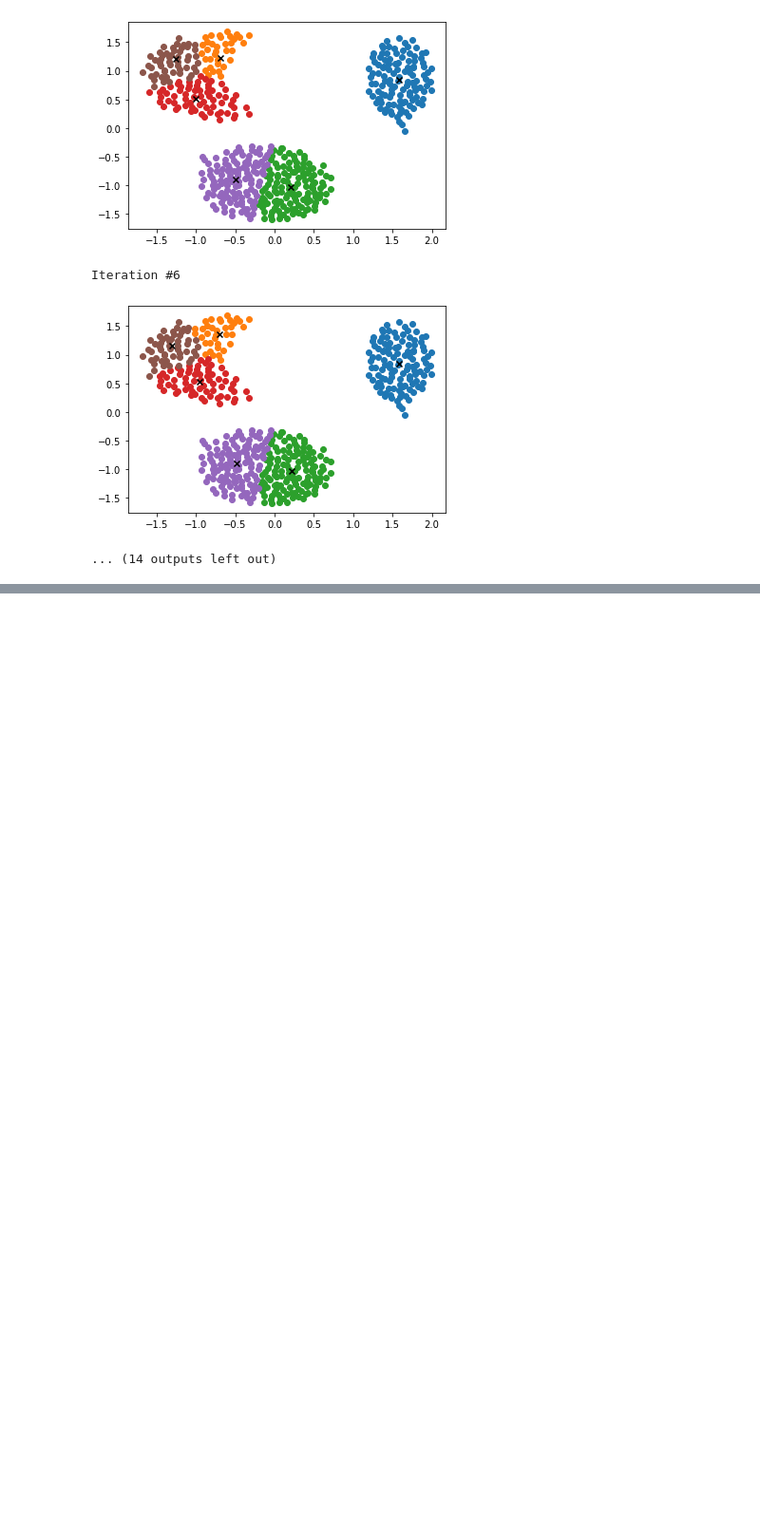
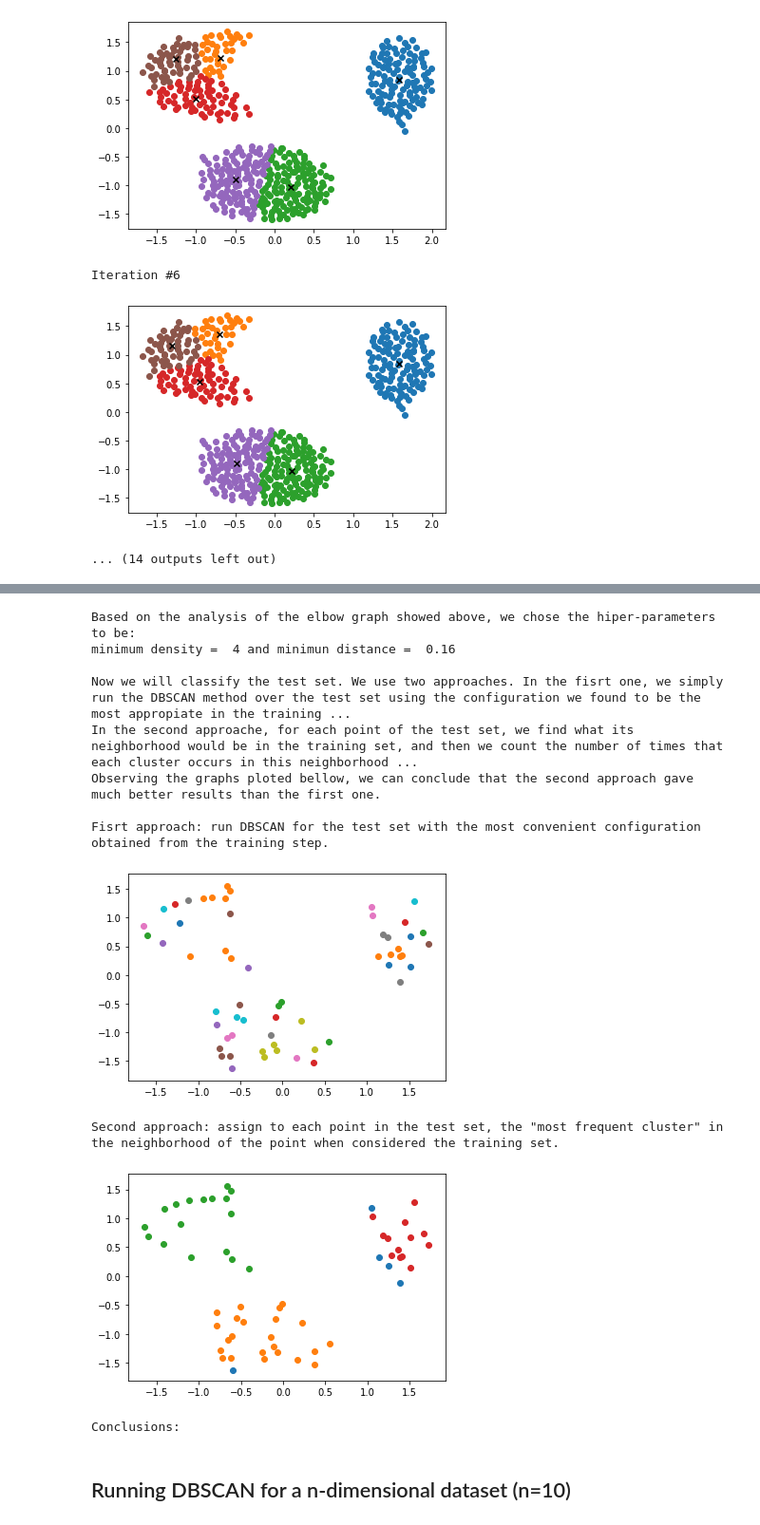
Before and after one commit to fcpereira97/MO444, a Jupyter notebook: Projeto 1/Projeto 1 - Notebook.ipynb, the cells around one changed output, grey strips where cells are left out. Shown at 95% size. Cells and saved outputs as stored; diff of their text form; code cells hidden in the pictures; blank space fills up the shorter version.

```diff
--- a/Projeto 1/Projeto 1 - Notebook.ipynb
+++ b/Projeto 1/Projeto 1 - Notebook.ipynb
@@ -291,0 +420,69 @@ def DBSCAN_plot_2D_clusters(clusters):
+# %%
+###############################
+# Validation step             #
+###############################
+
+# set hiper-parameters with the appropiate values
+best_eps = 0.16
+best_density = 4 #2*dim
+
+# Validate the model obtained using proper values of the hiper-parameters
+print("Based on the analysis of the elbow graph showed above, we chose the hiper-parameters to be:")
+print("minimum density = ", best_density, "and minimun distance = ", best_eps, "\n")
+
+# classify the test set according to the model obtained with the traininset
+print("Now we will classify the test set. We use two approaches. In the fisrt one, we simply run the DBSCAN method over the test set using the configuration we found to be the most appropiate in the training step.")
+print("In the second approache, for each point of the test set, we find what its neighborhood would be in the training set, and then we count the number of times that each cluster occurs in this neighborhood. Finally, we assign the most frequent cluster in this neighborhood as the cluster of the point of the test set.")
+print("Observing the graphs ploted bellow, we can conclude that the second approach gave much better results than the first one.")
+
+# first approach
+print("\n\033[1mFisrt approach:\033[0m run DBSCAN for the test set with the most convenient configuration obtained from the training step.")
+model = []
+clusters_1 = {}
+testset_labeled, clusters_1 = DBSCAN(test_set, get_distance, 2, best_eps, best_density / len(test_set))
+DBSCAN_plot_2D_clusters(clusters_1)
+
+# second approach
+print("\n\033[1mSecond approach:\033[0m assign to each point in the test set, the \"most frequent cluster\" in the neighborhood of the point when considered the training set.")
+# initialization of data set and auxiliary variables
+v_set = DBSCAN_initialization(test_set)
+neighbors_count = {key: 0 for key in range(0,50)}
+v_clusters = {key: [] for key in range(0,50)}
+
+# get model generated by training the training set
+model, clusters_2 = DBSCAN(training_set, get_distance, 2, best_eps, best_density)
+
+# classify each point of the test set one of the clusters of the model
+for v_point in v_set:
+    # get neighborhood of the current point as if it was placed in the model set
+    v_neighborhood = DBSCAN_find_neighborhood(model, get_distance, 2, best_eps, v_point)
+
+    # count the number of neighbors of each cluster
+    for q in v_neighborhood:
+        neighbors_count[q.cluster] += 1
+
+    # set current point to the "most frequent" cluster in its "model neighborhood"
+    v_point.cluster = max(neighbors_count, key=neighbors_count.get)
+
+    # reset the counter of neighbors of each cluster
+    neighbors_count = {key: 0 for key in neighbors_count}
+
+# construct the dictionary with all clusters and plot the result
+for p in v_set:
+    v_clusters[p.cluster].append(p)
+DBSCAN_plot_2D_clusters(v_clusters)
+# %% [output]
+Based on the analysis of the elbow graph showed above, we chose the hiper-parameters to be:
+minimum density =  4 and minimun distance =  0.16
+
+Now we will classify the test set. We use two approaches. In the fisrt one, we simply run the DBSCAN method over the test set using the configuration we found to be the most appropiate in the training ...
+In the second approache, for each point of the test set, we find what its neighborhood would be in the training set, and then we count the number of times that each cluster occurs in this neighborhood ...
+Observing the graphs ploted bellow, we can conclude that the second approach gave much better results than the first one.
+
+Fisrt approach: run DBSCAN for the test set with the most convenient configuration obtained from the training step.
+[figure, added]
+Second approach: assign to each point in the test set, the "most frequent cluster" in the neighborhood of the point when considered the training set.
+[figure, added]
+Conclusions:
+# %% [markdown]
+## Running DBSCAN for a n-dimensional dataset (n=10)
```
Also changed, not shown: parts of 15 cells of this notebook, 2 other files.
